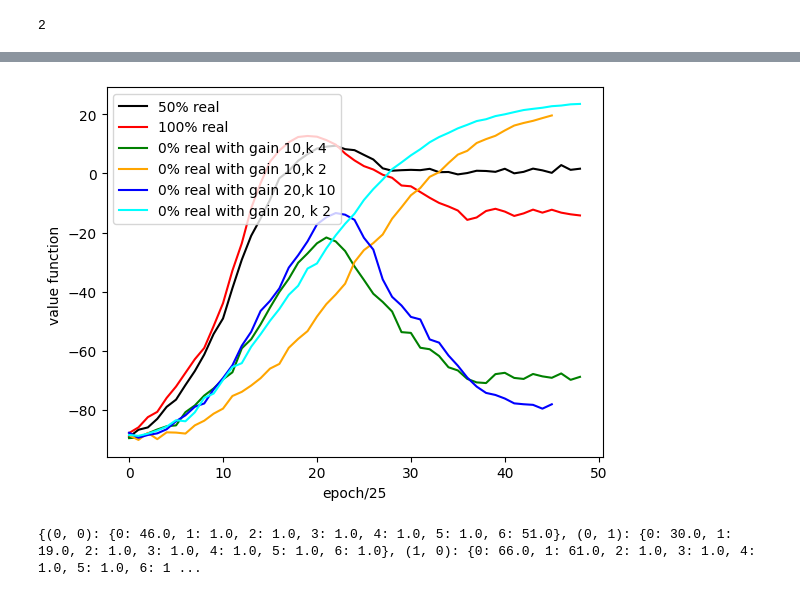
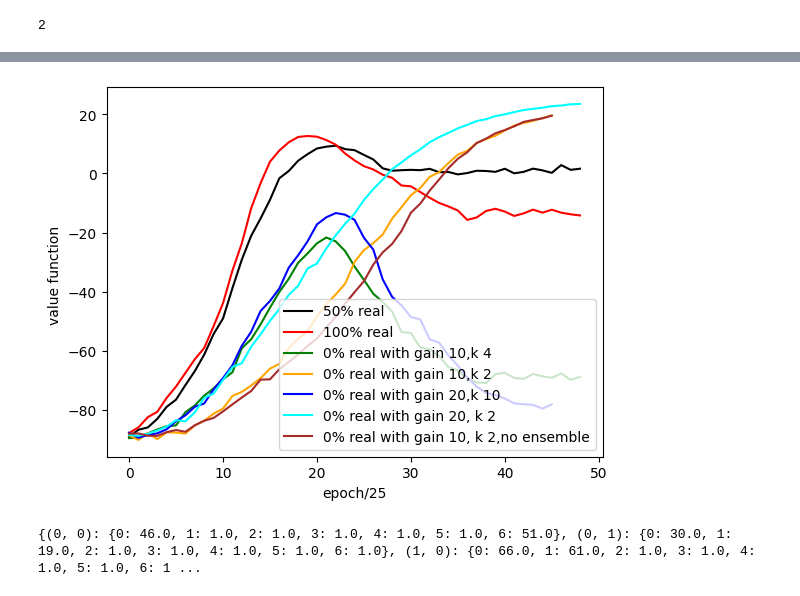
Before and after one commit to vaishn99/MBPO-MDP, a Jupyter notebook: rough_space.ipynb, the cells around one changed output, grey strips where cells are left out. Drawn from its saved outputs; the diff is of its cells as text; code cells hidden in the pictures.

Commit message:
updated no ensemble version

```diff
--- a/rough_space.ipynb
+++ b/rough_space.ipynb
@@ -1213,30 +1213,37 @@ np.savetxt("./experiment_new_3/alpha_variation_zero_point_zero_gain_10_k_2/quali
 # %%
 # from matplotlib import pyplot as plt
 # Y=list(range(5))
 my_data = np.genfromtxt("./experiment_new_3/alpha_variation_zero_point_five/quality_list_0_point_0_rand.csv", delimiter=',')
 plt.plot(my_data,c="black",label="50% real")
 
 my_data = np.genfromtxt("./experiment_new_3/alpha_variation_one_point_zero/quality_list_1_point_0_rand.csv", delimiter=',')
 plt.plot(my_data,c="red",label="100% real")
 
 my_data = np.genfromtxt("./experiment_new_3/alpha_variation_zero_point_zero_gain_10_k_4/quality_list_0_point_0_gain_10_k_4.csv", delimiter=',')
 plt.plot(my_data,c="green",label="0% real with gain 10,k 4 ")
 
 my_data = np.genfromtxt("./experiment_new_3/alpha_variation_zero_point_zero_gain_10_k_2/quality_list_0_point_0_gain_10_k2.csv", delimiter=',')
 plt.plot(my_data,c="orange",label="0% real with gain 10,k 2 ")
 
 my_data = np.genfromtxt("./experiment_new_3/alpha_variation_zero_point_zero_gain_20_k_10/quality_list_0_point_0_gain_20_k_2.csv", delimiter=',')
 plt.plot(my_data,c="blue",label="0% real with gain 20,k 10")
 
 my_data = np.genfromtxt("./experiment_new_3/alpha_variation_zero_point_zero_gain_20_k_2/quality_list_0_point_0_gain_20_k_2.csv", delimiter=',')
 plt.plot(my_data,c="cyan",label="0% real with gain 20, k 2")
 
+
+my_data = np.genfromtxt("./experiment_new_3/alpha_variation_zero_point_zero_gain_10_k_2_no_ensemble/quality_list_0_point_0_gain_10_k2_no_ensemble.csv", delimiter=',')
+plt.plot(my_data,c="brown",label="0% real with gain 10, k 2,no ensemble")
+
+
+
+
 plt.xlabel("epoch/25")
 plt.ylabel("value function ")
 plt.legend()
 plt.show()
 # %% [output]
-[figure, old version]
+[figure, new version]
 # %%
 
 # A_1.env_model.terminal_state=env.observation_space.n-1
```
Also changed, not shown: parts of 4 cells of this notebook, 51 other files.
